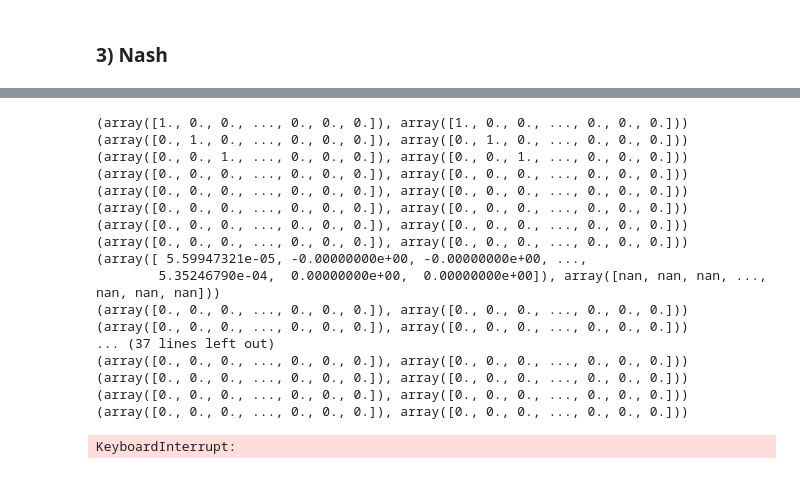
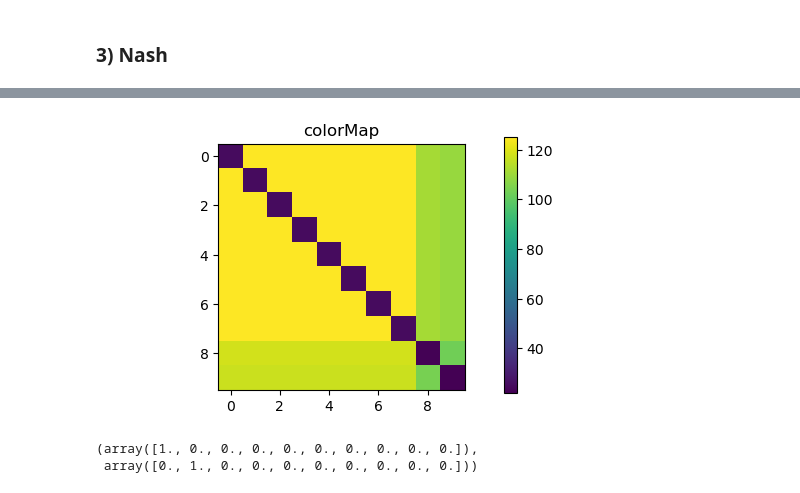
Before and after one commit to psh250092/Shared, a Jupyter notebook: K-means with Nash/main/main.ipynb, the cells around one changed output, grey strips where cells are left out. Cells and saved outputs as stored; diff of their text form; code cells hidden in the pictures.

```diff
--- a/K-means with Nash/main/main.ipynb
+++ b/K-means with Nash/main/main.ipynb
@@ -240,26 +259,38 @@ plt.scatter()
+# %%
+import pandas as pd
+#len(payoffMatrix)
+#df[0:1][df == df.iloc[0,0]].isnull().sum().sum()
+#값이 다른 8개가 존재함을 알 수 있다.
+df1 = pd.DataFrame(payoffMatrix[0])[0:1].sort_values(by=0, axis=1, ascending=False).iloc[0,:_TOP_N_PRUN_]
+df2 = pd.DataFrame(payoffMatrix[1])[0:1].sort_values(by=0, axis=1, ascending=False).iloc[0,:_TOP_N_PRUN_]
+candidate = (df1.append(df2)).sort_index().index
+# %%
+pruned_payoff = []
+tmp1 = []
+tmp2 = []
+app1 = []
+app2 = []
+for i in df1.index :
+    tmp1.append(payoffMatrix[0][i][:])
+    tmp2.append(payoffMatrix[1][i][:])
+for i in df1.index :
+    app1.append(np.transpose(tmp1)[i])
+    app2.append(np.transpose(tmp2)[i])
+
+pruned_payoff.append(np.transpose(app1))
+pruned_payoff.append(np.transpose(app2))
+# %%
+pruned_payoff
+
+df = pd.DataFrame(pruned_payoff[0])
+df
+func.showColormap(pruned_payoff[0])
+# %% [output]
+[figure, added]
 # %%
-game = nashpy.Game(payoffMatrix[0], payoffMatrix[1])
-result = game.lemke_howson_enumeration()
+game = nashpy.Game(pruned_payoff[0], pruned_payoff[1])
+result = next(game.support_enumeration())
+result
+# %% [output]
+(array([1., 0., 0., 0., 0., 0., 0., 0., 0., 0.]),
+ array([0., 1., 0., 0., 0., 0., 0., 0., 0., 0.]))
-# %%
-for i in result :
-    if i != 0:
-            print(i, " ")
-# %% [output]
-(array([1., 0., 0., ..., 0., 0., 0.]), array([1., 0., 0., ..., 0., 0., 0.]))
-(array([0., 1., 0., ..., 0., 0., 0.]), array([0., 1., 0., ..., 0., 0., 0.]))
-(array([0., 0., 1., ..., 0., 0., 0.]), array([0., 0., 1., ..., 0., 0., 0.]))
-(array([0., 0., 0., ..., 0., 0., 0.]), array([0., 0., 0., ..., 0., 0., 0.]))
-(array([0., 0., 0., ..., 0., 0., 0.]), array([0., 0., 0., ..., 0., 0., 0.]))
-(array([0., 0., 0., ..., 0., 0., 0.]), array([0., 0., 0., ..., 0., 0., 0.]))
-(array([0., 0., 0., ..., 0., 0., 0.]), array([0., 0., 0., ..., 0., 0., 0.]))
-(array([0., 0., 0., ..., 0., 0., 0.]), array([0., 0., 0., ..., 0., 0., 0.]))
-(array([ 5.59947321e-05, -0.00000000e+00, -0.00000000e+00, ...,
-        5.35246790e-04,  0.00000000e+00,  0.00000000e+00]), array([nan, nan, nan, ..., nan, nan, nan]))
-(array([0., 0., 0., ..., 0., 0., 0.]), array([0., 0., 0., ..., 0., 0., 0.]))
-(array([0., 0., 0., ..., 0., 0., 0.]), array([0., 0., 0., ..., 0., 0., 0.]))
-... (37 lines left out)
-(array([0., 0., 0., ..., 0., 0., 0.]), array([0., 0., 0., ..., 0., 0., 0.]))
-(array([0., 0., 0., ..., 0., 0., 0.]), array([0., 0., 0., ..., 0., 0., 0.]))
-(array([0., 0., 0., ..., 0., 0., 0.]), array([0., 0., 0., ..., 0., 0., 0.]))
-(array([0., 0., 0., ..., 0., 0., 0.]), array([0., 0., 0., ..., 0., 0., 0.]))
-KeyboardInterrupt:
```
Also changed, not shown: parts of 8 cells of this notebook, 2 other files.
